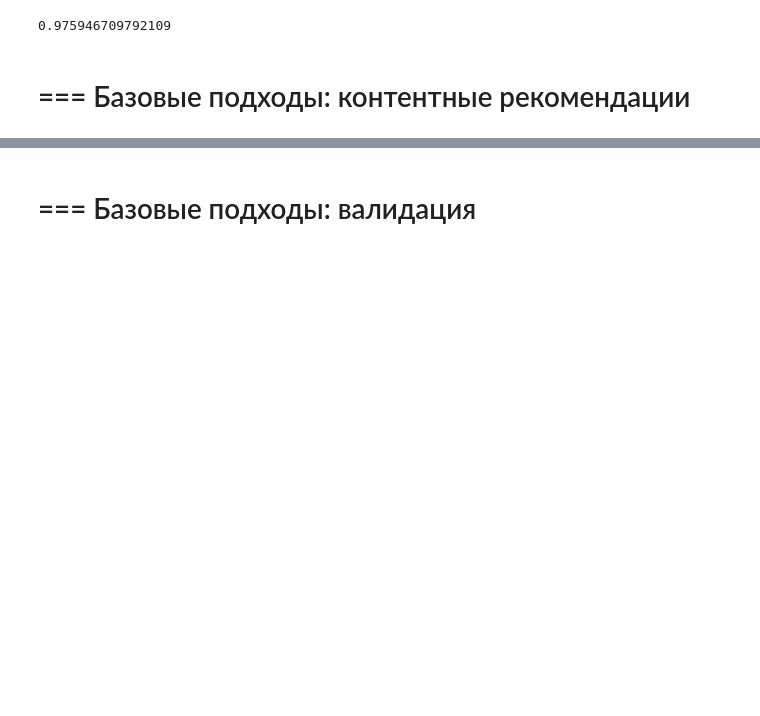
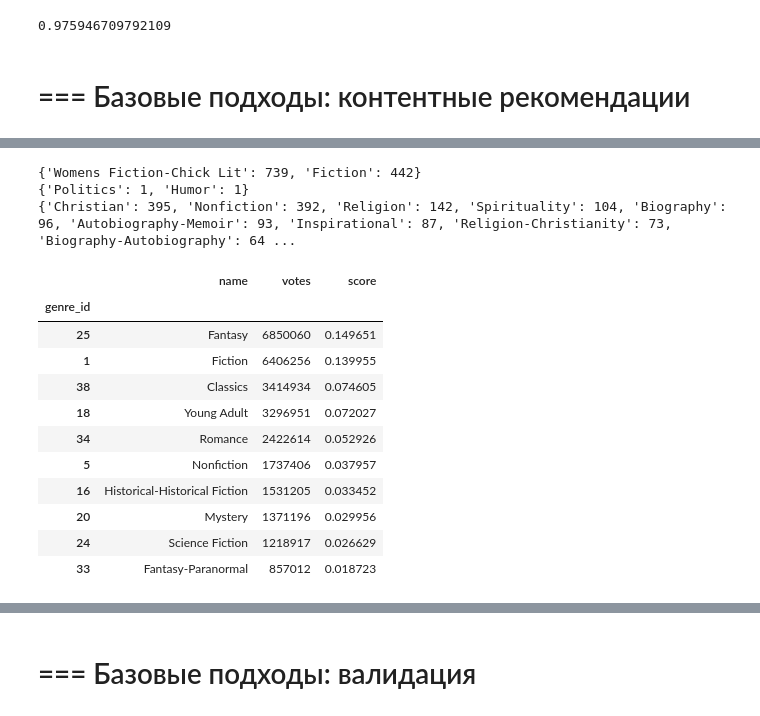
Before and after one commit to AnnettVsemPrivet/mle-recsys-start, a Jupyter notebook: main_offline.ipynb, the cells around one changed output, grey strips where cells are left out. Saved outputs shown, nothing was run; the diff lists cells and outputs as text; code cells hidden in the pictures; blank space fills up the shorter version.

```diff
--- a/main_offline.ipynb
+++ b/main_offline.ipynb
@@ -492,0 +514,7 @@ print(ndcg_at_5_scores.mean())
+# %%
+for k, v, in items.iloc[:3].iterrows():
+    print(v['genre_and_votes'])
+# %% [output]
+{'Womens Fiction-Chick Lit': 739, 'Fiction': 442}
+{'Politics': 1, 'Humor': 1}
+{'Christian': 395, 'Nonfiction': 392, 'Religion': 142, 'Spirituality': 104, 'Biography': 96, 'Autobiography-Memoir': 93, 'Inspirational': 87, 'Religion-Christianity': 73, 'Biography-Autobiography': 64 ...
@@ -492,0 +550,16 @@ print(ndcg_at_5_scores.mean())
+# %%
+genres["score"] = genres["votes"] / genres["votes"].sum()
+genres.sort_values(by="score", ascending=False).head(10)
+# %% [output]
+|  | name | votes | score |
+| genre_id |  |  |  |
+| 25 | Fantasy | 6850060 | 0.149651 |
+| 1 | Fiction | 6406256 | 0.139955 |
+| 38 | Classics | 3414934 | 0.074605 |
+| 18 | Young Adult | 3296951 | 0.072027 |
+| 34 | Romance | 2422614 | 0.052926 |
+| 5 | Nonfiction | 1737406 | 0.037957 |
+| 16 | Historical-Historical Fiction | 1531205 | 0.033452 |
+| 20 | Mystery | 1371196 | 0.029956 |
+| 24 | Science Fiction | 1218917 | 0.026629 |
+| 33 | Fantasy-Paranormal | 857012 | 0.018723 |
```
Also changed, not shown: parts of 14 cells of this notebook.
